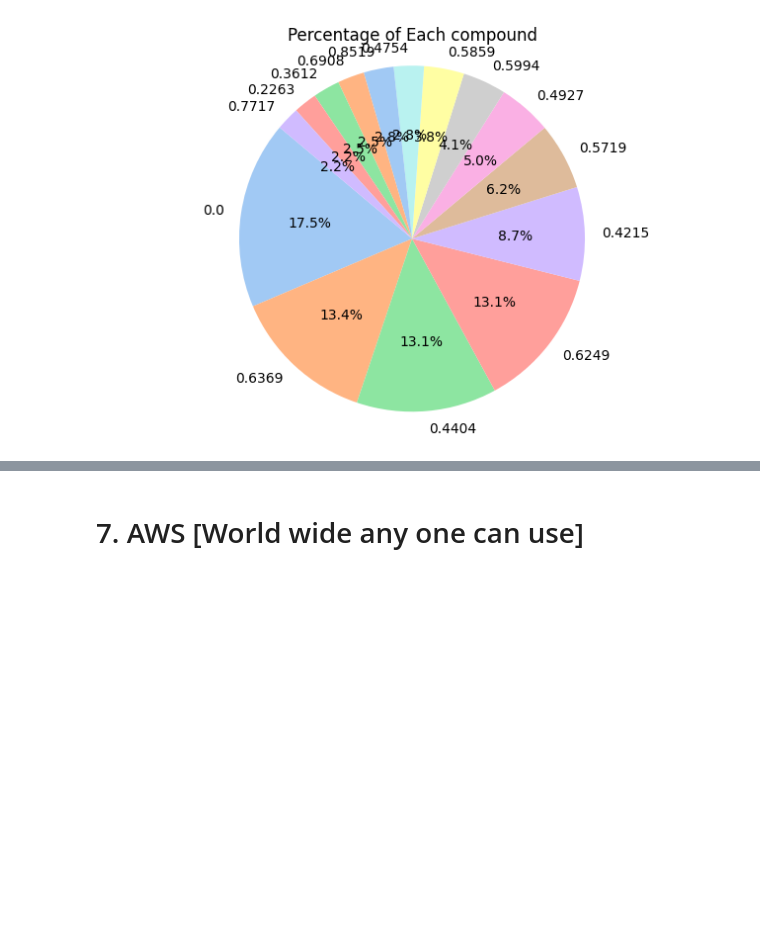
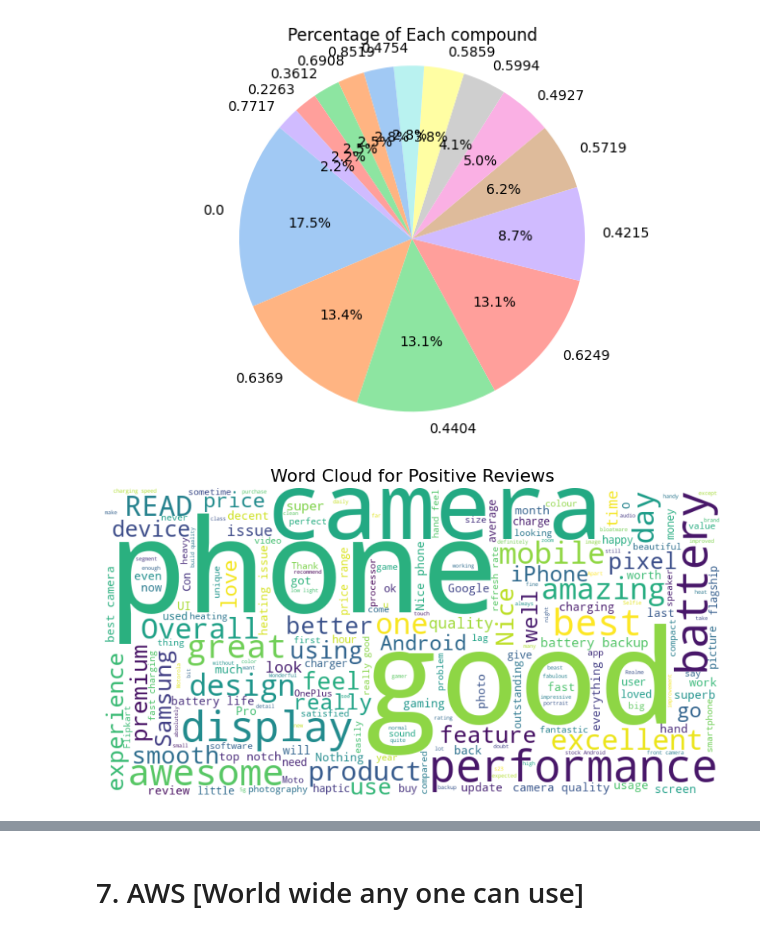
Before and after one commit to AravindhKumarA9/Flipkart_recommendation_using_mobile_review_LLM, a Jupyter notebook: Flipkart_Project.ipynb, the cells around one changed output, grey strips where cells are left out. Saved outputs shown, nothing was run; the diff lists cells and outputs as text; code cells hidden in the pictures; blank space fills up the shorter version.

```diff
--- a/Flipkart_Project.ipynb
+++ b/Flipkart_Project.ipynb
@@ -1250,3 +1349,21 @@ plt.axis('equal')  # Equal aspect ratio ensures pie chart is circular
 plt.show()
 # %% [output]
 [figure]
+# %%
+# Word Cloud for Positive Reviews
+from wordcloud import WordCloud
+
+# Combine all positive reviews
+positive_reviews = ' '.join(df1[df1['predicted_sentiment'] == 'POSITIVE']['Review'].tolist())
+
+# Generate the word cloud for positive reviews
+wordcloud_positive = WordCloud(width=800, height=400, background_color='white').generate(positive_reviews)
+
+# Plot the word cloud
+plt.figure(figsize=(10, 6))
+plt.imshow(wordcloud_positive, interpolation='bilinear')
+plt.title('Word Cloud for Positive Reviews', fontsize=16)
+plt.axis('off')
+plt.show()
+# %% [output]
+[figure, added]
```
Also changed, not shown: parts of 42 cells of this notebook, 6 other files.
